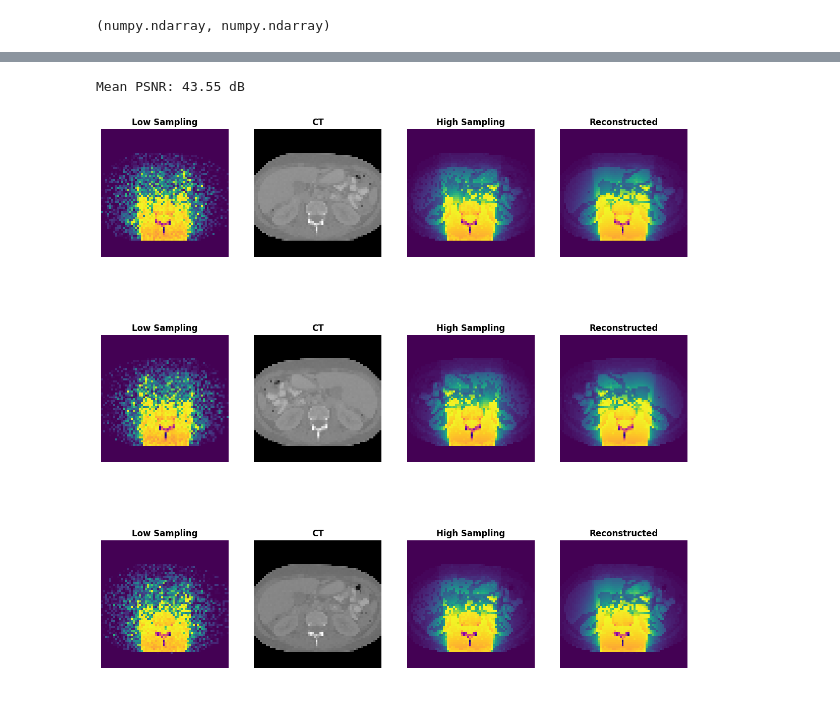
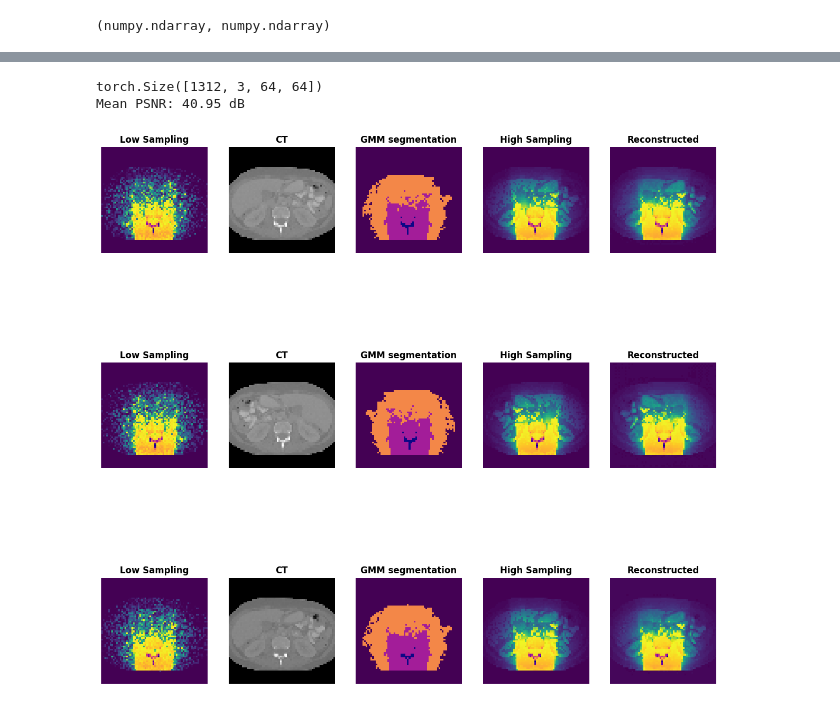
Before and after one commit to dreyze34/projet_S7_radio, a Jupyter notebook: ApplicationsUNet/UNet LS+CT-HS/LS+CT+seg-HS.ipynb, the cells around one changed output, grey strips where cells are left out. Drawn from its saved outputs; the diff is of its cells as text; code cells hidden in the pictures.

```diff
--- a/ApplicationsUNet/UNet LS+CT-HS/LS+CT+seg-HS.ipynb
+++ b/ApplicationsUNet/UNet LS+CT-HS/LS+CT+seg-HS.ipynb
@@ -32,7 +32,7 @@ from matplotlib.colors import ListedColormap
 loader = ThoraxDataLoader("./Data/Data_Medical/MCsimulations")
 LS_dataset = loader.load_all_samples("LS")
 CT_dataset = loader.load_all_samples("CT")
-Seg_dataset = np.load("./Segmentation/segmentation.npy")[:99, :, :]
+Seg_dataset = np.load("./Segmentation/segmentation.npy")
 y_dataset = loader.load_all_samples("HS")
 newcmp = loader.newcmp
 # %% [output]
@@ -243,7 +243,7 @@ model = UNet().to(device)
 criterion = nn.L1Loss()  # Loss pour le débruitage
 optimizer = torch.optim.Adam(model.parameters(), lr=1e-4)
 
-num_epochs = 200
+num_epochs = 50
 
 for epoch in range(num_epochs):
     model.train()
@@ -310,39 +310,44 @@ device = torch.device("cuda" if torch.cuda.is_available() else "cpu")
 
 # Déplacez le modèle sur l'appareil approprié
 model = model.to(device)
 
 # Déplacez les données d'entrée sur le même appareil que le modèle
 x_test = x_test.to(device)
-
+print(x_test.shape)
 # Effectuez la prédiction
 model.eval()
 with torch.no_grad():
-    y_pred = model(x_test).cpu()  # Revenir sur CPU si nécessaire pour l'évaluation
+    y_pred = model(x_test)  # Revenir sur CPU si nécessaire pour l'évaluation
 
 y_pred2 = y_pred.cpu().squeeze(1).numpy()
 y_test2 = y_test.cpu().squeeze(1).numpy()
 
-fig, axes = plt.subplots(3, 4, figsize=(15, 15))
+fig, axes = plt.subplots(3, 5, figsize=(15, 15))
 
 for i in range(3):
     axes[i, 0].imshow(x_test[i, 0].cpu().numpy(), cmap=newcmp)
     axes[i, 0].set_title('Low Sampling', fontweight='bold')
     axes[i, 0].axis('off')
 
     axes[i, 1].imshow(x_test[i, 1].cpu().numpy(), cmap='gray')
     axes[i, 1].set_title('CT', fontweight='bold')
     axes[i, 1].axis('off')
 
-    axes[i, 2].imshow(y_test2[i], cmap=newcmp)
-    axes[i, 2].set_title('High Sampling', fontweight='bold')
+    axes[i, 2].imshow(x_test[i, 2].cpu().numpy(), cmap=newcmp)
+    axes[i, 2].set_title('GMM segmentation', fontweight='bold')
     axes[i, 2].axis('off')
 
-    axes[i, 3].imshow(y_pred2[i], cmap=newcmp)
-    axes[i, 3].set_title('Reconstructed', fontweight='bold')
+    axes[i, 3].imshow(y_test2[i], cmap=newcmp)
+    axes[i, 3].set_title('High Sampling', fontweight='bold')
     axes[i, 3].axis('off')
+
+    axes[i, 4].imshow(y_pred2[i], cmap=newcmp)
+    axes[i, 4].set_title('Reconstructed', fontweight='bold')
+    axes[i, 4].axis('off')
 
 mean_psnr = np.mean([calculate_psnr(y_test2[i], y_pred2[i]) for i in range(len(y_test2))])
 print(f"Mean PSNR: {mean_psnr:.2f} dB")
 # %% [output]
-Mean PSNR: 43.55 dB
+torch.Size([1312, 3, 64, 64])
+Mean PSNR: 40.95 dB
-[figure, old version]
+[figure, new version]
```
Also changed, not shown: parts of 5 cells of this notebook, 9 other files.
